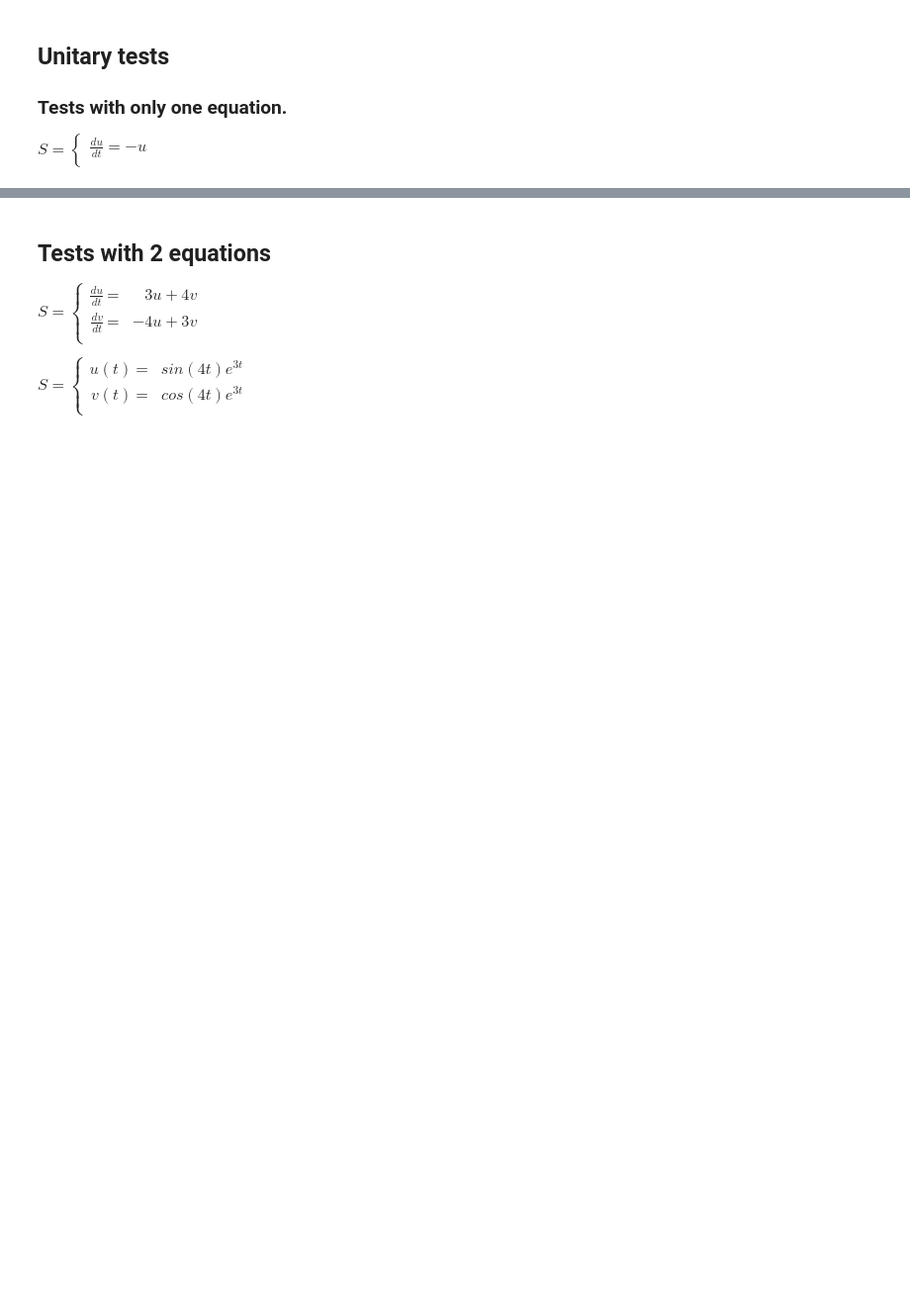
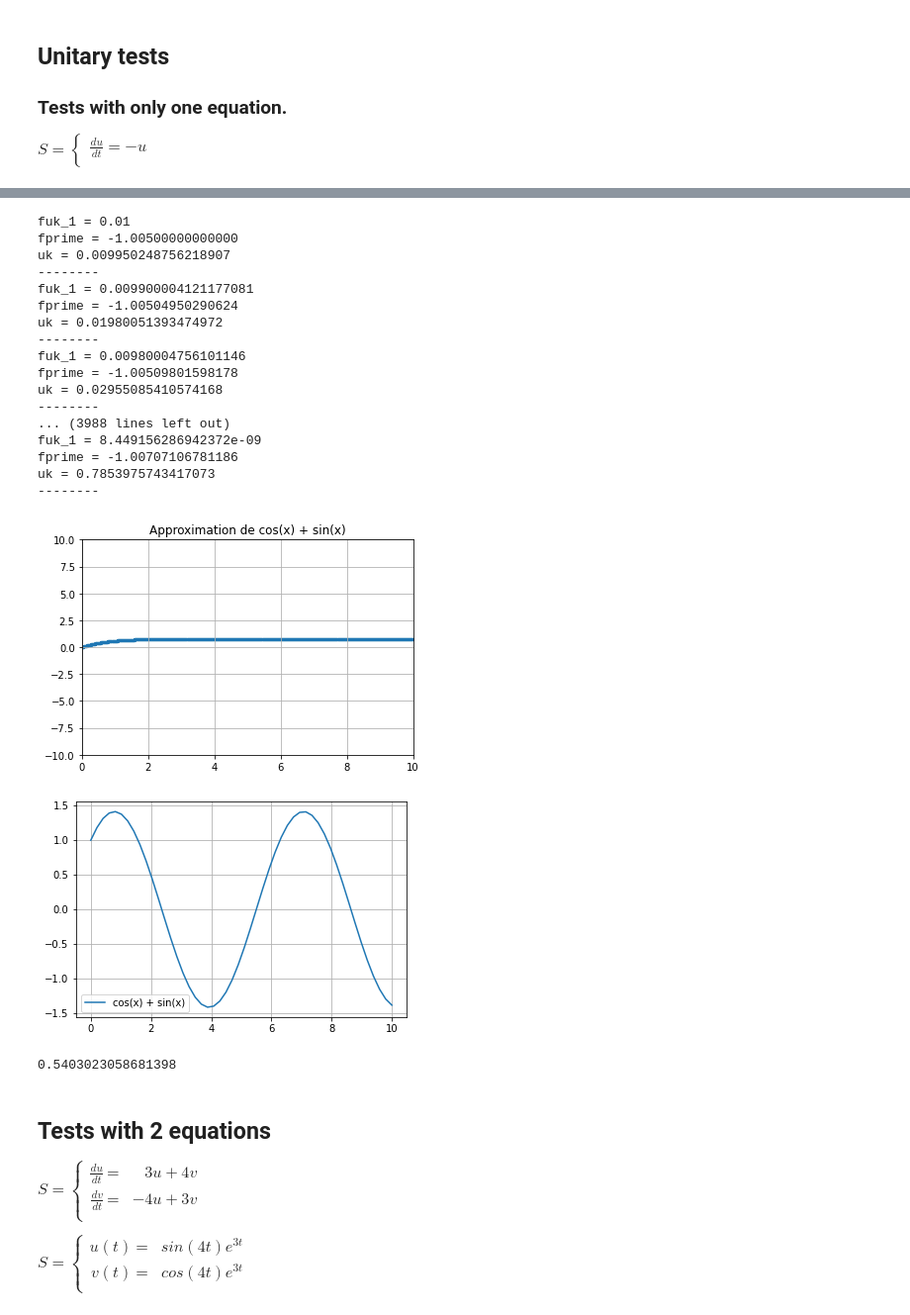
Before and after one commit to AlexPoiron/FirstModel, a Jupyter notebook: Tests.ipynb, the cells around one changed output, grey strips where cells are left out. Shown at 99% size. Saved outputs shown, nothing was run; the diff lists cells and outputs as text; code cells hidden in the pictures; blank space fills up the shorter version.

```diff
--- a/Tests.ipynb
+++ b/Tests.ipynb
@@ -43,3 +63,60 @@ plt.scatter(absi, coords, s=5)
+# %%
+t = sp.Symbol('t', real=True)
+
+u0 = 0
+du = sp.cos(t) - sp.sin(t)
+use_trapezoidal = True
+symbol = t
+
+res = Solver_one_equation(du, u0, use_trapezoidal, symbol)
+
+
+absi = []
+for i in range(0, len(res)):
+    absi.append(res[i][0])
+coords = []
+for j in range(0, len(res)):
+    coords.append(res[j][1])
+
+plt.ylim([-10, 10])
+plt.title('Approximation de cos(x) + sin(x)')
+plt.xlim([0, 10])
+plt.scatter(absi, coords, s=5)
+plt.grid(True)
+
+
+fig, ax = plt.subplots()
+x = np.linspace(0, 10, 50)
+y = np.cos(x)+np.sin(x)
+ax.plot(x, y, label ='cos(x) + sin(x)')
+ax.grid(True)
+plt.legend()
+plt.show()
+# %% [output]
+fuk_1 = 0.01
+fprime = -1.00500000000000
+uk = 0.009950248756218907
+--------
+fuk_1 = 0.009900004121177081
+fprime = -1.00504950290624
+uk = 0.01980051393474972
+--------
+fuk_1 = 0.00980004756101146
+fprime = -1.00509801598178
+uk = 0.02955085410574168
+--------
+... (3988 lines left out)
+fuk_1 = 8.449156286942372e-09
+fprime = -1.00707106781186
+uk = 0.7853975743417073
+--------
+[figure, added]
+[figure, added]
+# %%
+expr = sp.cos(t)
+float(expr.subs(t, 1))
+# %% [output]
+0.5403023058681398
 # %% [markdown]
 ## Tests with 2 equations
 
```
Also changed, not shown: parts of 3 cells of this notebook, 2 other files.
